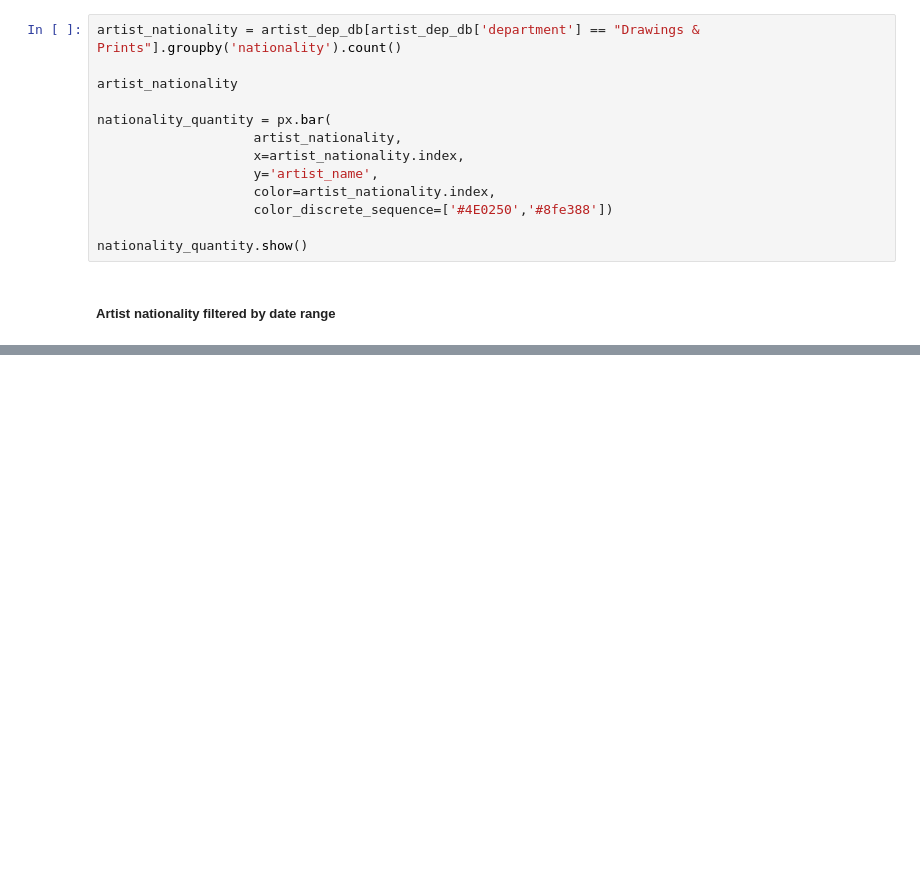
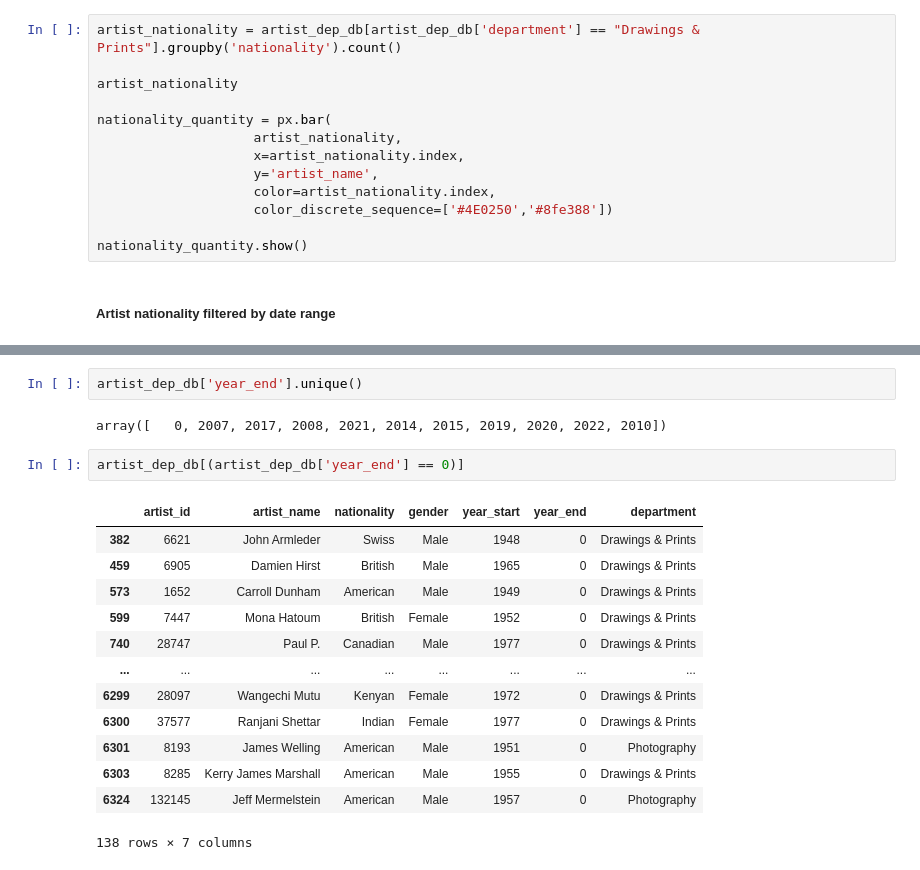
Before and after one commit to Eros-code/Equal-Experts, a Jupyter notebook: mma_analysis.ipynb, the cells around one changed output, grey strips where cells are left out. Drawn from its saved outputs; the diff is of its cells as text; blank space fills up the shorter version.

```diff
--- a/mma_analysis.ipynb
+++ b/mma_analysis.ipynb
@@ -262,0 +288,20 @@ nationality_quantity.show()
+# %%
+artist_dep_db['year_end'].unique()
+# %% [output]
+array([   0, 2007, 2017, 2008, 2021, 2014, 2015, 2019, 2020, 2022, 2010])
+# %%
+artist_dep_db[(artist_dep_db['year_end'] == 0)]
+# %% [output]
+|  | artist_id | artist_name | nationality | gender | year_start | year_end | department |
+| 382 | 6621 | John Armleder | Swiss | Male | 1948 | 0 | Drawings & Prints |
+| 459 | 6905 | Damien Hirst | British | Male | 1965 | 0 | Drawings & Prints |
+| 573 | 1652 | Carroll Dunham | American | Male | 1949 | 0 | Drawings & Prints |
+| 599 | 7447 | Mona Hatoum | British | Female | 1952 | 0 | Drawings & Prints |
+| 740 | 28747 | Paul P. | Canadian | Male | 1977 | 0 | Drawings & Prints |
+| ... | ... | ... | ... | ... | ... | ... | ... |
+| 6299 | 28097 | Wangechi Mutu | Kenyan | Female | 1972 | 0 | Drawings & Prints |
+| 6300 | 37577 | Ranjani Shettar | Indian | Female | 1977 | 0 | Drawings & Prints |
+| 6301 | 8193 | James Welling | American | Male | 1951 | 0 | Photography |
+| 6303 | 8285 | Kerry James Marshall | American | Male | 1955 | 0 | Drawings & Prints |
+| 6324 | 132145 | Jeff Mermelstein | American | Male | 1957 | 0 | Photography |
+138 rows × 7 columns
```
Also changed, not shown: parts of 3 cells of this notebook, 2 other files.
